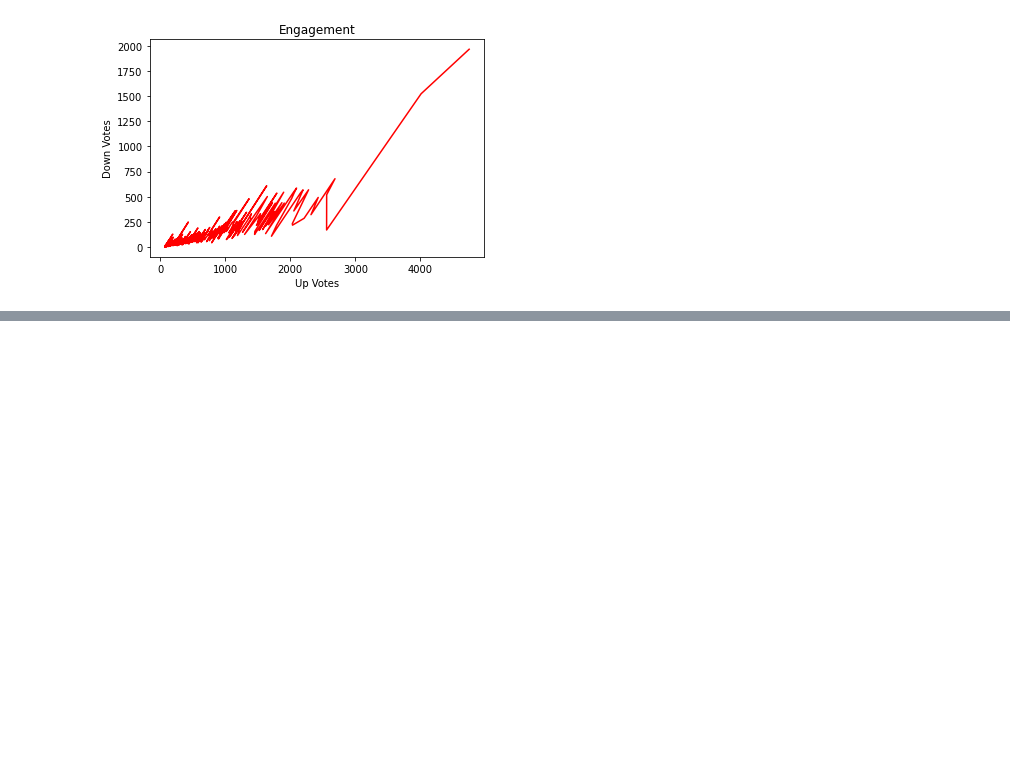
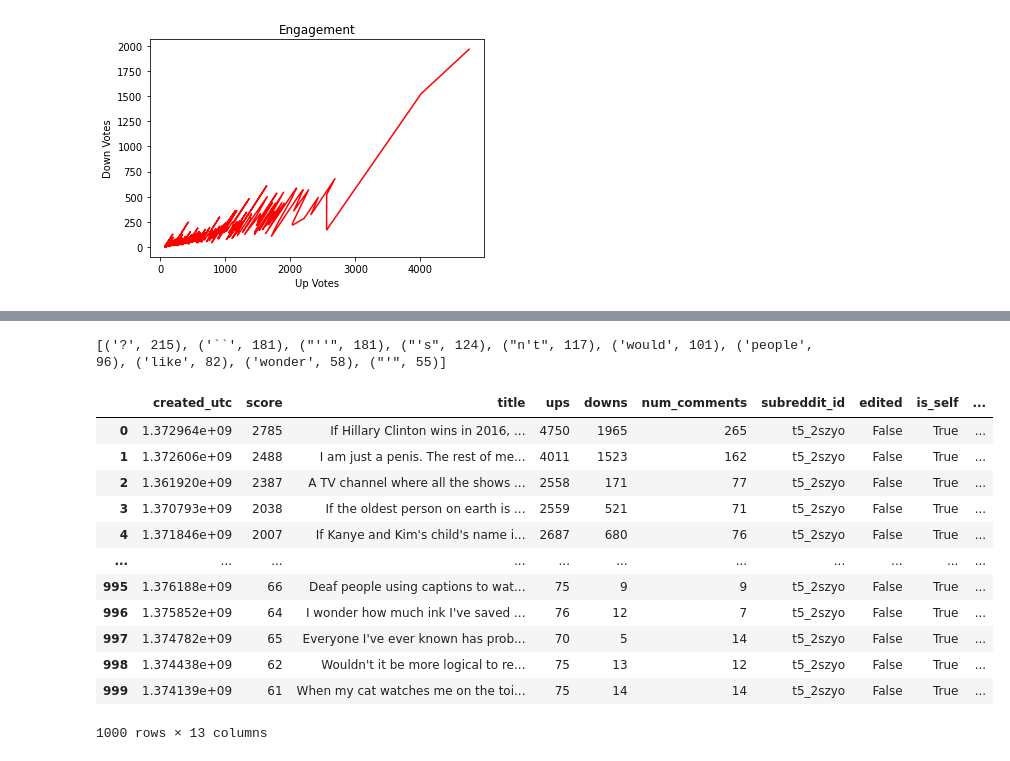
Before and after one commit to hakanjian/predictingPopularity, a Jupyter notebook: popularity_scratch.ipynb, the cells around one changed output, grey strips where cells are left out. Drawn from its saved outputs; the diff is of its cells as text; code cells hidden in the pictures; blank space fills up the shorter version.

```diff
--- a/popularity_scratch.ipynb
+++ b/popularity_scratch.ipynb
@@ -88,0 +142,7 @@ Name: title, Length: 1000, dtype: object
+# %%
+from nltk import FreqDist
+
+freq_dist_pos = FreqDist(all_words)
+print(freq_dist_pos.most_common(10))
+# %% [output]
+[('?', 215), ('``', 181), ("''", 181), ("'s", 124), ("n't", 117), ('would', 101), ('people', 96), ('like', 82), ('wonder', 58), ("'", 55)]
@@ -88,0 +153,35 @@ Name: title, Length: 1000, dtype: object
+# %%
+sia = SentimentIntensityAnalyzer()
+# %%
+def sentiment_to_df(titles):
+    neg = []
+    neu = []
+    pos = []
+    for t in titles:
+        scores = sia.polarity_scores(t)
+        neg.append(scores['neg'])
+        neu.append(scores['neu'])
+        pos.append(scores['pos'])
+
+    return neg, neu, pos
+# %%
+neg, neu, pos = sentiment_to_df(shower_data['title'])
+shower_data['neg'] = neg
+shower_data['neu'] = neu
+shower_data['pos'] = pos
+shower_data
+#TF-IDF
+# %% [output]
+|  | created_utc | score | title | ups | downs | num_comments | subreddit_id | edited | is_self | ... |
+| 0 | 1.372964e+09 | 2785 | If Hillary Clinton wins in 2016, ... | 4750 | 1965 | 265 | t5_2szyo | False | True | ... |
+| 1 | 1.372606e+09 | 2488 | I am just a penis. The rest of me... | 4011 | 1523 | 162 | t5_2szyo | False | True | ... |
+| 2 | 1.361920e+09 | 2387 | A TV channel where all the shows ... | 2558 | 171 | 77 | t5_2szyo | False | True | ... |
+| 3 | 1.370793e+09 | 2038 | If the oldest person on earth is ... | 2559 | 521 | 71 | t5_2szyo | False | True | ... |
+| 4 | 1.371846e+09 | 2007 | If Kanye and Kim's child's name i... | 2687 | 680 | 76 | t5_2szyo | False | True | ... |
+| ... | ... | ... | ... | ... | ... | ... | ... | ... | ... | ... |
+| 995 | 1.376188e+09 | 66 | Deaf people using captions to wat... | 75 | 9 | 9 | t5_2szyo | False | True | ... |
+| 996 | 1.375852e+09 | 64 | I wonder how much ink I've saved ... | 76 | 12 | 7 | t5_2szyo | False | True | ... |
+| 997 | 1.374782e+09 | 65 | Everyone I've ever known has prob... | 70 | 5 | 14 | t5_2szyo | False | True | ... |
+| 998 | 1.374438e+09 | 62 | Wouldn't it be more logical to re... | 75 | 13 | 12 | t5_2szyo | False | True | ... |
+| 999 | 1.374139e+09 | 61 | When my cat watches me on the toi... | 75 | 14 | 14 | t5_2szyo | False | True | ... |
+1000 rows × 13 columns
```
Also changed, not shown: parts of 14 cells of this notebook.
